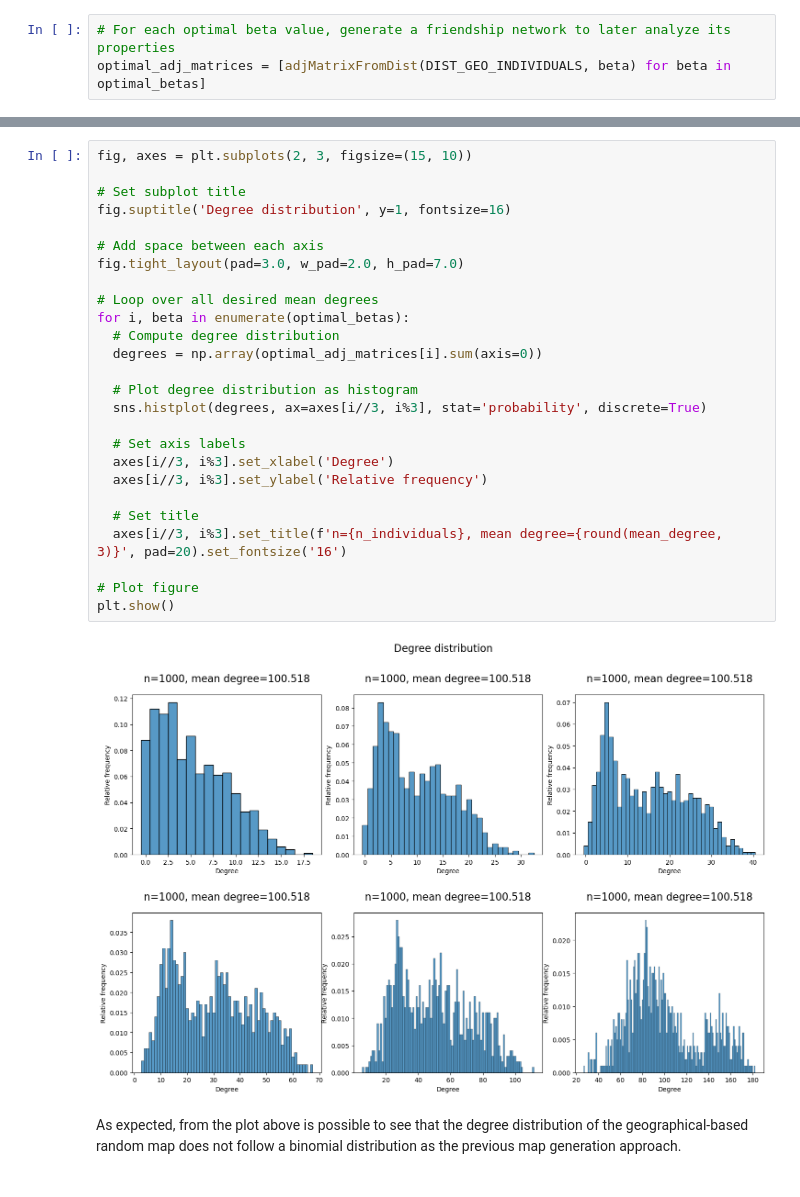
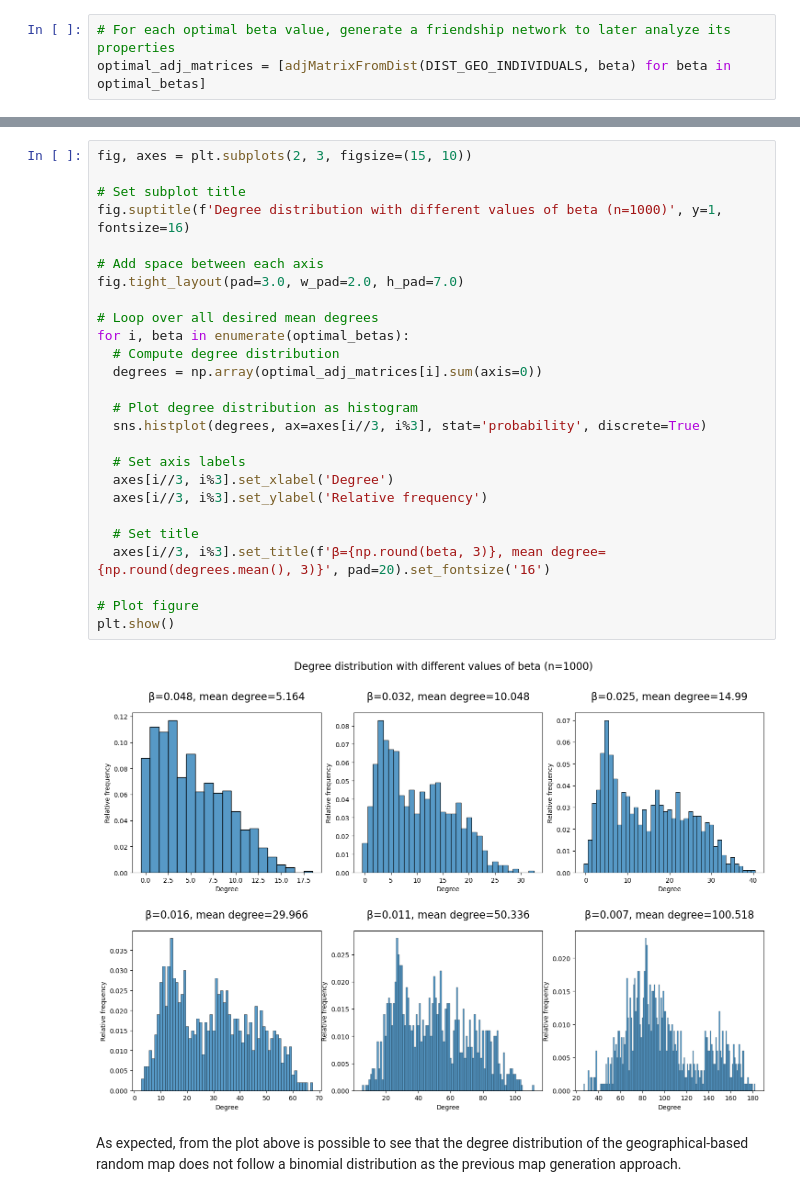
Before and after one commit to lucadibello/geographical-friendship-network, a Jupyter notebook: geographical-friendship-network.ipynb, the cells around one changed output, grey strips where cells are left out. Saved outputs shown, nothing was run; the diff lists cells and outputs as text.

```diff
--- a/geographical-friendship-network.ipynb
+++ b/geographical-friendship-network.ipynb
@@ -1521,31 +1521,31 @@ plt.show()
 # %%
 fig, axes = plt.subplots(2, 3, figsize=(15, 10))
 
 # Set subplot title
-fig.suptitle('Degree distribution', y=1, fontsize=16)
+fig.suptitle(f'Degree distribution with different values of beta (n=1000)', y=1, fontsize=16)
 
 # Add space between each axis
 fig.tight_layout(pad=3.0, w_pad=2.0, h_pad=7.0)
 
 # Loop over all desired mean degrees
 for i, beta in enumerate(optimal_betas):
   # Compute degree distribution
   degrees = np.array(optimal_adj_matrices[i].sum(axis=0))
 
   # Plot degree distribution as histogram
   sns.histplot(degrees, ax=axes[i//3, i%3], stat='probability', discrete=True)
 
   # Set axis labels
   axes[i//3, i%3].set_xlabel('Degree')
   axes[i//3, i%3].set_ylabel('Relative frequency')
 
   # Set title
-  axes[i//3, i%3].set_title(f'n={n_individuals}, mean degree={round(mean_degree, 3)}', pad=20).set_fontsize('16')
+  axes[i//3, i%3].set_title(f'β={np.round(beta, 3)}, mean degree={np.round(degrees.mean(), 3)}', pad=20).set_fontsize('16')
 
 # Plot figure
 plt.show()
 # %% [output]
-[figure, old version]
+[figure, new version]
 # %% [markdown]
 As expected, from the plot above is possible to see that the degree distribution of the geographical-based random map does not follow a binomial distribution as the previous map generation approach.
 # %% [markdown]
```
Also changed, not shown: parts of 1 cell of this notebook.
